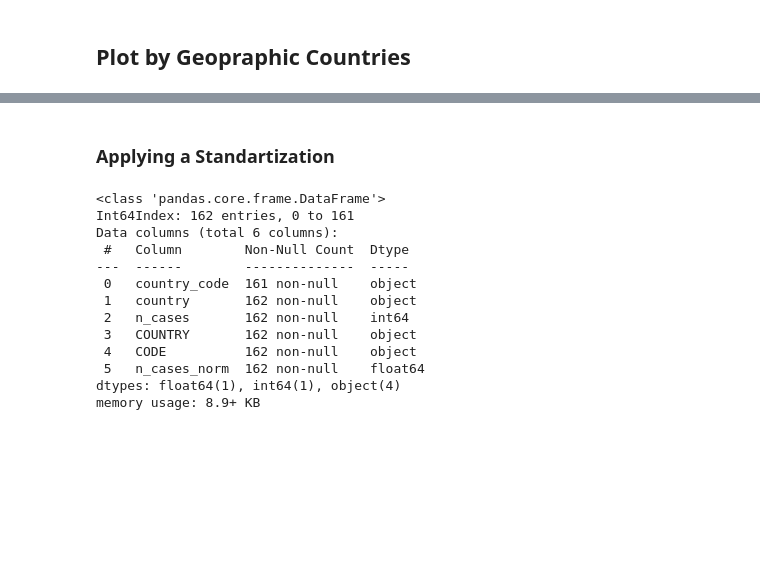
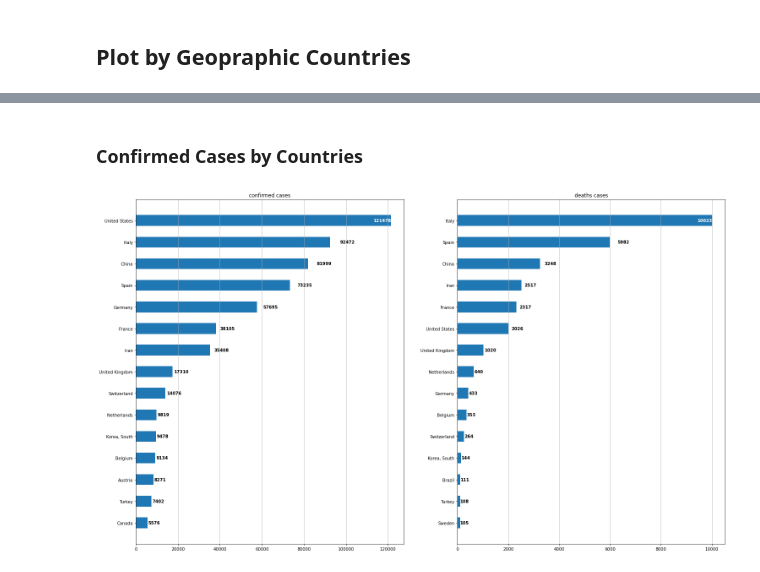
Before and after one commit to igorfarias30/Covid19Analyzer, a Jupyter notebook: eda.ipynb, the cells around one changed output, grey strips where cells are left out. Drawn from its saved outputs; the diff is of its cells as text; code cells hidden in the pictures; blank space fills up the shorter version.

Commit message:
Update cases 28/03

```diff
--- a/eda.ipynb
+++ b/eda.ipynb
@@ -189,25 +206,17 @@ confirmed.drop(columns=['GDP (BILLIONS)'], inplace=True)
-# %% [markdown]
-### Applying a Standartization
-# %%
-_max = confirmed['n_cases'].max()
-_min = confirmed['n_cases'].min()
-confirmed['n_cases_norm'] = confirmed['n_cases'].apply(lambda value: (value - _min)/(_max - _min) )
-# %%
-confirmed.info()
-# %% [output]
-<class 'pandas.core.frame.DataFrame'>
-Int64Index: 162 entries, 0 to 161
-Data columns (total 6 columns):
- #   Column        Non-Null Count  Dtype
----  ------        --------------  -----
- 0   country_code  161 non-null    object
- 1   country       162 non-null    object
- 2   n_cases       162 non-null    int64
- 3   COUNTRY       162 non-null    object
- 4   CODE          162 non-null    object
- 5   n_cases_norm  162 non-null    float64
-dtypes: float64(1), int64(1), object(4)
-memory usage: 8.9+ KB
+# %%
+confirmed = confirmed.merge(countries, how='inner', left_on='country', right_on='COUNTRY')
+confirmed.drop(columns=['GDP (BILLIONS)'], inplace=True)
+
+deaths = deaths.merge(countries, how='inner', left_on='country', right_on='COUNTRY')
+deaths.drop(columns=['GDP (BILLIONS)'], inplace=True)
+# %% [markdown]
+### Confirmed Cases by Countries
+# %%
+total_cases = confirmed['n_cases'].sum()
+confirmed['n_cases_norm'] = confirmed['n_cases'].apply(lambda value: (value / total_cases) * 100 )
+
+total_cases = deaths['n_cases'].sum()
+deaths['n_cases_norm'] = deaths['n_cases'].apply(lambda value: (value / total_cases) * 100 )
 # %%
 fig = go.Figure(
         go.Choropleth(
@@ -246,3 +255,41 @@ fig.update_layout(
 )
 
 fig.show()
+# %%
+countries_confirmed = confirmed.sort_values(by='n_cases', ascending=True).tail(15)[['country', 'n_cases']]
+countries_deaths = deaths.sort_values(by='n_cases', ascending=True).tail(15)[['country', 'n_cases']]
+# %%
+fig, ax = plt.subplots(ncols=2, figsize=(25, 15))
+
+for i, (type_, dataframe) in enumerate(zip(['confirmed', 'deaths'], [countries_confirmed, countries_deaths])):
+    ax[i].set_title(f'{type_} cases')
+    ax[i].grid(axis='x')
+
+    max_ = dataframe['n_cases'].max()
+    rects = ax[i].barh(dataframe['country'].values,  dataframe['n_cases'].values, align='center', height=0.5)
+
+    for index, rect in enumerate(rects):
+        width = int(rect.get_width())
+
+        if width == max_:
+            xloc=0
+            color='white'
+            align='right'
+        else:
+            xloc=0.05
+            color='black'
+            align='left'
+
+        yloc = rect.get_y() + rect.get_height()/2
+        ax[i].annotate(
+            s=dataframe['n_cases'].values[index],
+            xy=(width, yloc),
+            xytext=(width + xloc * width, yloc),
+            color=color,
+            ha=align,
+            va='center',
+            weight='bold',
+            clip_on=True
+        )
+# %% [output]
+[figure, added]
```
Also changed, not shown: parts of 13 cells of this notebook.
